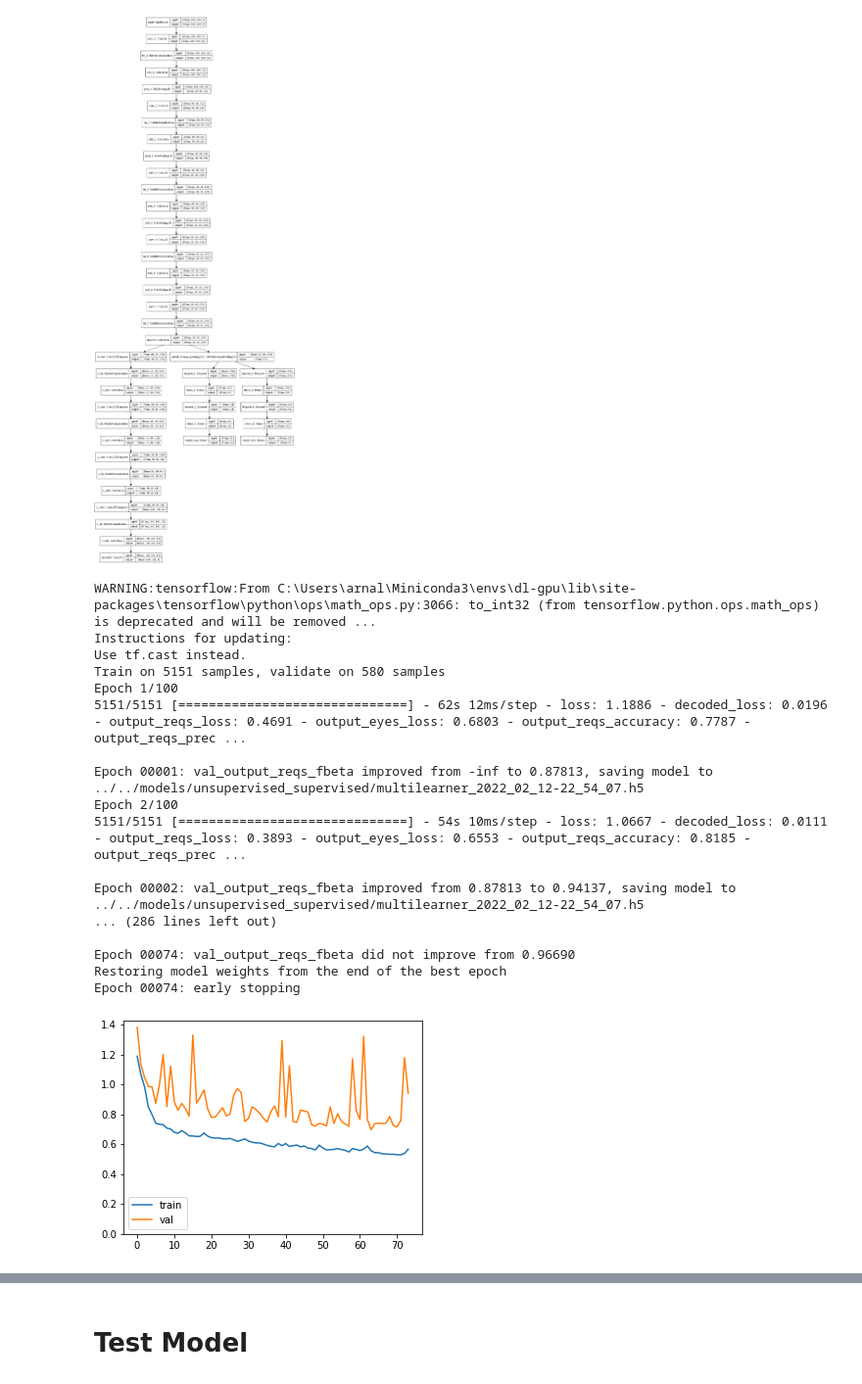
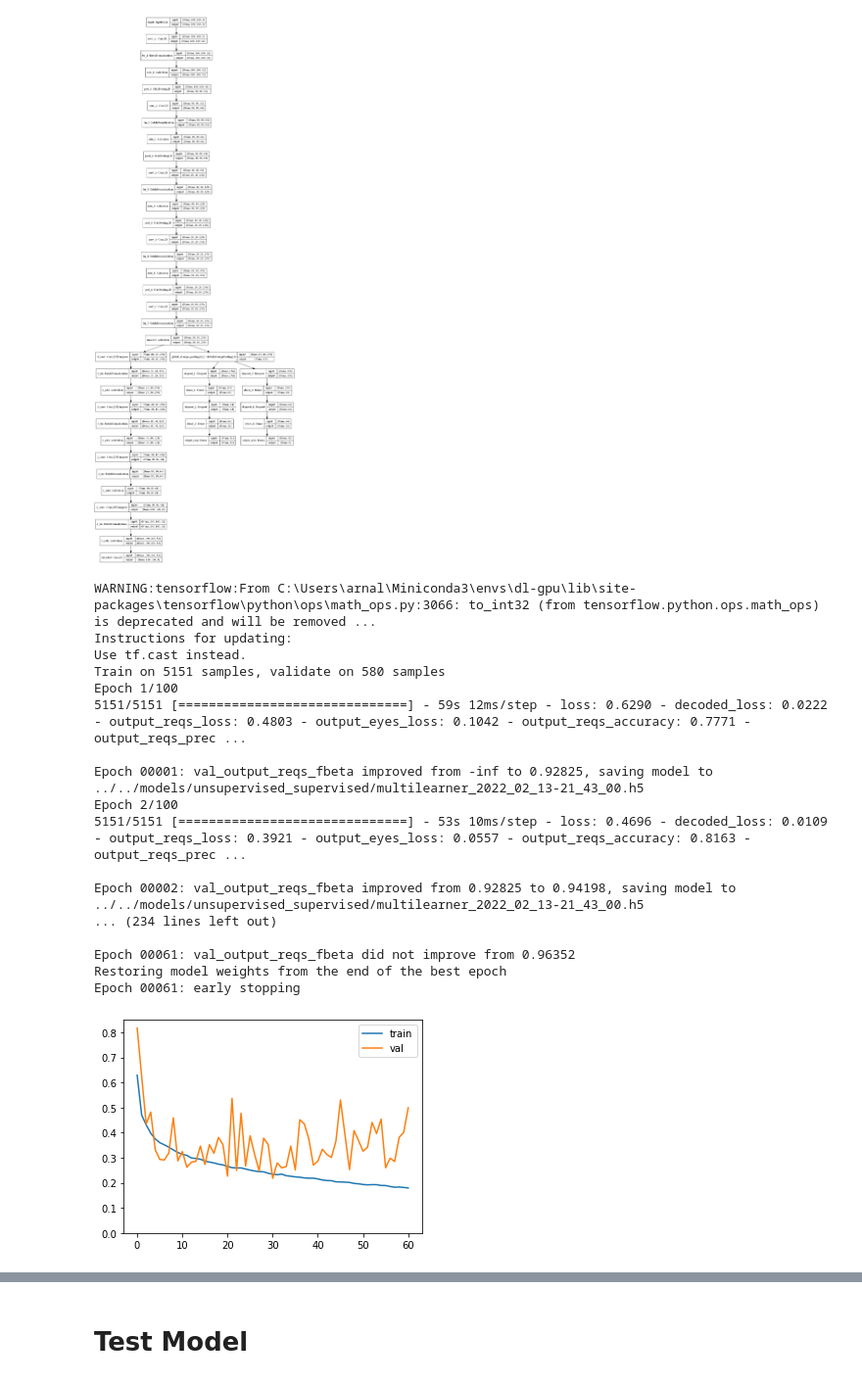
Before and after one commit to arnaldog12/icaonet, a Jupyter notebook: notebooks/supervised_unsupervised/Multilearning.ipynb, the cells around one changed output, grey strips where cells are left out. Shown: that part at 98% size. Drawn from its saved outputs; the diff is of its cells as text; code cells hidden in the pictures.

Commit message:
:bookmark: submit v0.9.2 to FVC
Prediction of eye centers. Architecture based on v0.6.4 + a branch with linear output and MSE loss

```diff
--- a/notebooks/supervised_unsupervised/Multilearning.ipynb
+++ b/notebooks/supervised_unsupervised/Multilearning.ipynb
@@ -203,7 +203,7 @@ classif = Dense(units=N_REQS, activation='sigmoid', name='output_reqs')(dense_2)
 
 dense_3 = dense_layer(3, avg_pool, 64)
 dense_4 = dense_layer(4, dense_3, 32)
-regress = Dense(units=N_EYES, activation='sigmoid', name='output_eyes')(dense_4)
+regress = Dense(units=N_EYES, activation='linear', name='output_eyes')(dense_4)
 
 model = Model(inputs=inputs, outputs=[decoded, classif, regress])
 model.summary()
@@ -244,7 +244,7 @@ mlflow.log_param("eyes loss weight", EYES_LOSS_WEIGHT)
 losses = {
     "decoded": "mean_squared_error",
     "output_reqs": "binary_crossentropy",
-    "output_eyes": "binary_crossentropy"
+    "output_eyes": "mean_squared_error"
 }
 
 loss_weights = {
@@ -255,7 +255,7 @@ loss_weights = {
 
 metrics = {
     "output_reqs": ["accuracy", precision, recall, f1, fbeta, specificity, npv, mcc],
-    "output_eyes": ["mae", "mse"]
+    "output_eyes": ["mae"]
 }
 METRIC_TO_MONITOR = "val_output_reqs_fbeta"
 
@@ -273,41 +273,41 @@ outputs_valid = {
 
 model.compile(optimizer='adam', loss=losses, loss_weights=loss_weights, metrics=metrics)
 
 FILE_MODEL = FOLDER_MODELS + timestamp_model_name(prefix="multilearner_")
 list_callbacks = [
     ModelCheckpoint(FILE_MODEL, monitor=METRIC_TO_MONITOR, mode="max", verbose=1, save_best_only=True),
     EarlyStopping(monitor=METRIC_TO_MONITOR, mode="max", patience=30, verbose=1, restore_best_weights=True)
 ]
 
 hist = model.fit(
     x=x_train,
     y=outputs_train,
     batch_size=32,
     epochs=100,
     validation_data=(x_val, outputs_valid),
     callbacks=list_callbacks
 )
 
 plot.keras_hist(hist.history)
 # %% [output]
 WARNING:tensorflow:From C:\Users\arnal\Miniconda3\envs\dl-gpu\lib\site-packages\tensorflow\python\ops\math_ops.py:3066: to_int32 (from tensorflow.python.ops.math_ops) is deprecated and will be removed ...
 Instructions for updating:
 Use tf.cast instead.
 Train on 5151 samples, validate on 580 samples
 Epoch 1/100
-5151/5151 [==============================] - 62s 12ms/step - loss: 1.1886 - decoded_loss: 0.0196 - output_reqs_loss: 0.4691 - output_eyes_loss: 0.6803 - output_reqs_accuracy: 0.7787 - output_reqs_prec ...
+5151/5151 [==============================] - 59s 12ms/step - loss: 0.6290 - decoded_loss: 0.0222 - output_reqs_loss: 0.4803 - output_eyes_loss: 0.1042 - output_reqs_accuracy: 0.7771 - output_reqs_prec ...
 
-Epoch 00001: val_output_reqs_fbeta improved from -inf to 0.87813, saving model to ../../models/unsupervised_supervised/multilearner_2022_02_12-22_54_07.h5
+Epoch 00001: val_output_reqs_fbeta improved from -inf to 0.92825, saving model to ../../models/unsupervised_supervised/multilearner_2022_02_13-21_43_00.h5
 Epoch 2/100
-5151/5151 [==============================] - 54s 10ms/step - loss: 1.0667 - decoded_loss: 0.0111 - output_reqs_loss: 0.3893 - output_eyes_loss: 0.6553 - output_reqs_accuracy: 0.8185 - output_reqs_prec ...
+5151/5151 [==============================] - 53s 10ms/step - loss: 0.4696 - decoded_loss: 0.0109 - output_reqs_loss: 0.3921 - output_eyes_loss: 0.0557 - output_reqs_accuracy: 0.8163 - output_reqs_prec ...
 
-Epoch 00002: val_output_reqs_fbeta improved from 0.87813 to 0.94137, saving model to ../../models/unsupervised_supervised/multilearner_2022_02_12-22_54_07.h5
-... (286 lines left out)
+Epoch 00002: val_output_reqs_fbeta improved from 0.92825 to 0.94198, saving model to ../../models/unsupervised_supervised/multilearner_2022_02_13-21_43_00.h5
+... (234 lines left out)
 
-Epoch 00074: val_output_reqs_fbeta did not improve from 0.96690
+Epoch 00061: val_output_reqs_fbeta did not improve from 0.96352
 Restoring model weights from the end of the best epoch
-Epoch 00074: early stopping
+Epoch 00061: early stopping
-[figure, old version]
+[figure, new version]
 # %%
 history = hist.history
 
```
Also changed, not shown: parts of 4 cells of this notebook, 3 other files.
